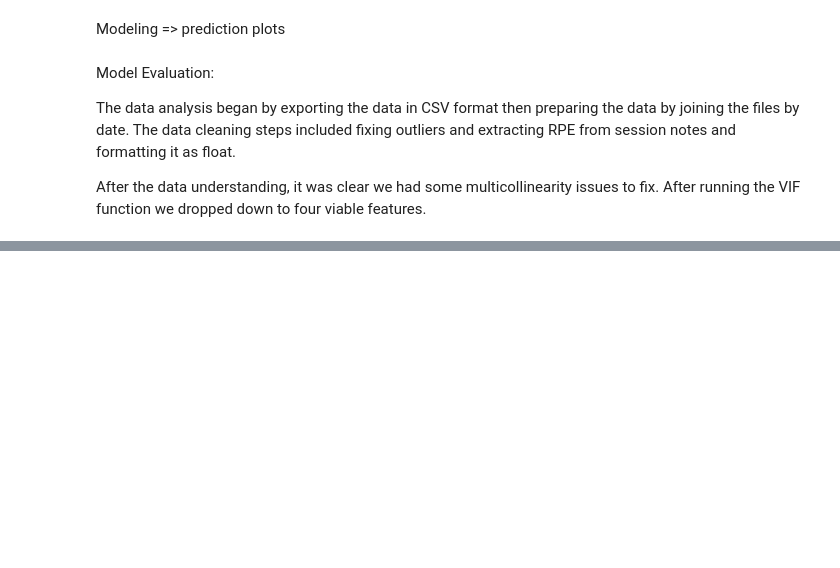
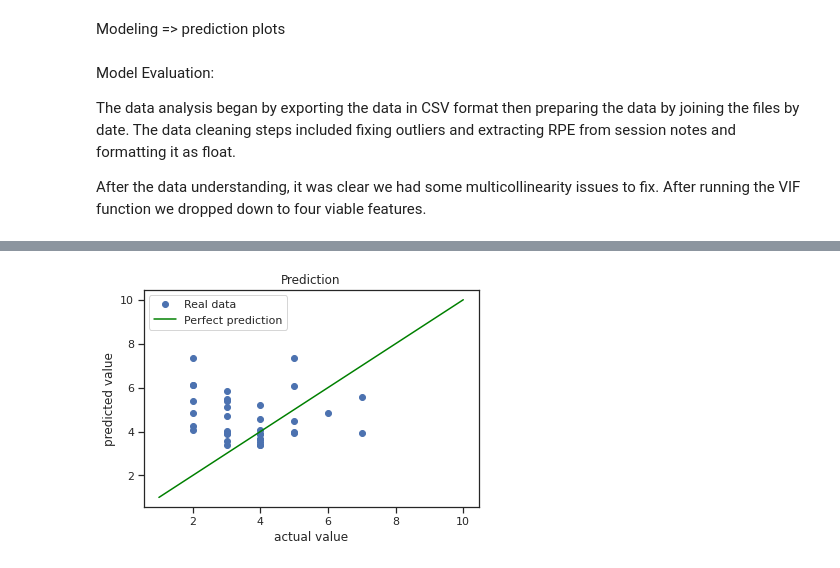
Before and after one commit to djfLtC0dr/python-playground, a Jupyter notebook: DASC522/djfDASC522_final.ipynb, the cells around one changed output, grey strips where cells are left out. Cells and saved outputs as stored; diff of their text form; code cells hidden in the pictures; blank space fills up the shorter version.

```diff
--- a/DASC522/djfDASC522_final.ipynb
+++ b/DASC522/djfDASC522_final.ipynb
@@ -893,9 +934,11 @@ print(f"R2  = {                r2_score(y_test, y_pred)}")
 # %%
-y_pred = model.predict(X_test)
+y_pred = rf_tree.predict(X_test) #regr
 plt.plot(y_test, y_pred,'bo', label = 'Real data')
 plt.plot([1,10], [1,10], color = 'green', label = 'Perfect prediction')
 plt.title('Prediction')
 plt.xlabel('actual value')
 plt.ylabel('predicted value')
 plt.legend()
 plt.show()
+# %% [output]
+[figure, added]
```
Also changed, not shown: parts of 9 cells of this notebook.
